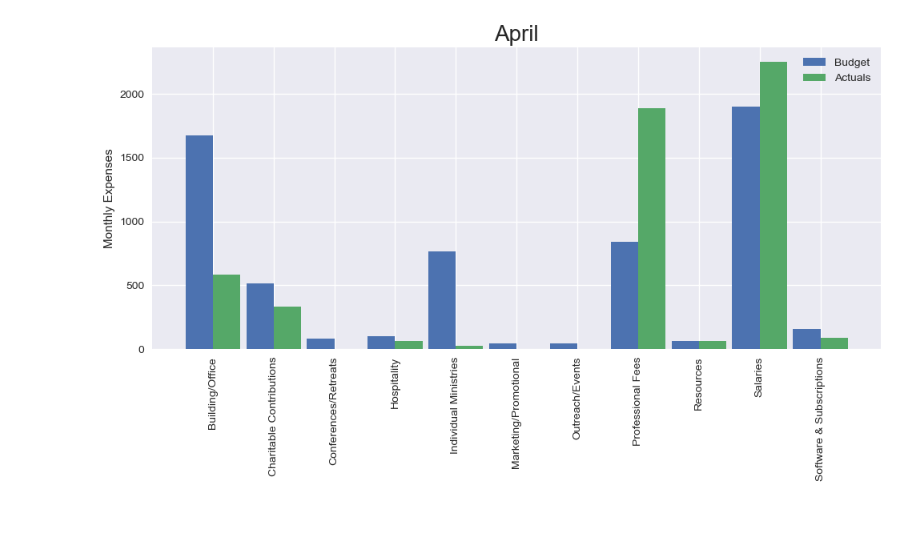
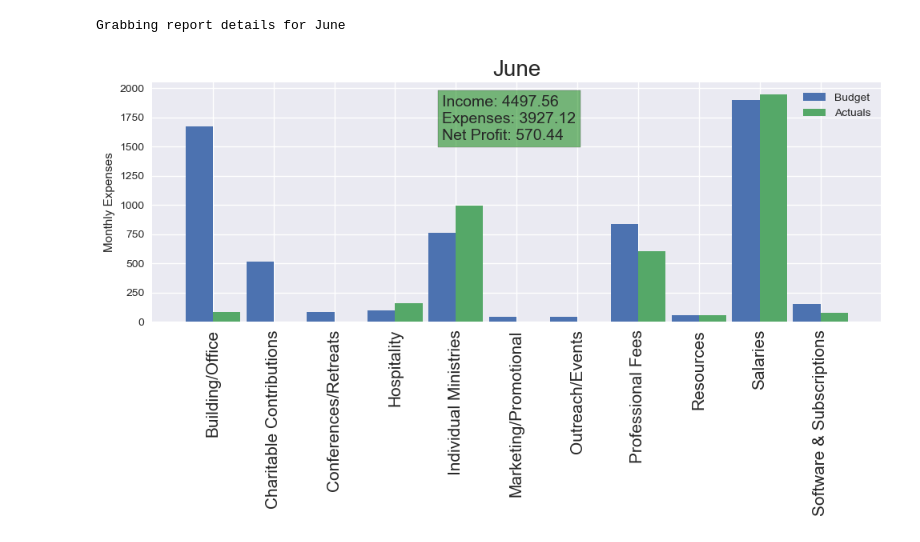
Before and after one commit to keaturner55/ChurchFinance, a Jupyter notebook: notebook/quickbooks.ipynb, the cells around one changed output. Drawn from its saved outputs; the diff is of its cells as text; code cells hidden in the pictures.

Commit message:
report updates

```diff
--- a/notebook/quickbooks.ipynb
+++ b/notebook/quickbooks.ipynb
@@ -43,6 +43,6 @@ client = QuickBooks(
 # %%
 # Date information
 year = 2023
-month = 4
+month = 6 # month number (i.e. 4 for April)
 days = calendar.monthrange(year,month)[1]
 month_name = calendar.month_name[month]
@@ -59,3 +49,13 @@ row_list = proc_rows(json_resp["Rows"]["Row"][0]['Rows']['Row'])
+# %%
+days = calendar.monthrange(year,month)[1]
+month_name = calendar.month_name[month]
+print(f"Grabbing report details for {month_name}")
+json_resp = client.get_report("ProfitAndLossDetail", {"start_date":f"{year}-{month}-01", "end_date":f"{year}-{month}-{days}"})
+cols = [i["ColTitle"] for i in json_resp['Columns']['Column']]
+report_info = json_resp['Header']
+row_list = proc_rows(json_resp["Rows"]["Row"][0]['Rows']['Row'])
+# %% [output]
+Grabbing report details for June
 # %%
 # data manipulation
 qbdf = pd.DataFrame(row_list)
@@ -82,23 +82,33 @@ for item in expenses['item'].unique():
         print(f"Warning: {item} not in any budget category")
 # %%
 item_totals = expenses.groupby('item').aggregate({"Amount":"sum"}).reset_index()
-all_totals = pd.merge(budgetdf,category_totals, left_on='QB_Item', right_on="item", how = 'left')
+all_totals = pd.merge(budgetdf,item_totals, left_on='QB_Item', right_on="item", how = 'left')
 subcategory_totals = all_totals.groupby("Subcategory").aggregate({"Budget":"sum","Amount":"sum"}).reset_index()
 # %%
 total_expense = expenses['Amount'].sum()
 total_income = income['Amount'].sum()
+net_profit = total_income - total_expense
 # %%
 fig, ax = plt.subplots(figsize = (10,6))
 ind = np.arange(len(subcategory_totals))
 width = 0.45
 budget = ax.bar(ind, subcategory_totals['Budget'], width, label = "Budget")
 actual = ax.bar(ind+width, subcategory_totals["Amount"], width, label="Actuals")
 ax.set_ylabel("Monthly Expenses")
 ax.set_title(month_name, fontsize=20)
+midx = ind.mean()
+midy = max([subcategory_totals['Budget'].max(), subcategory_totals["Amount"].max()])*0.8
+color = 'green'
+if net_profit>0:
+    color = 'green'
+else:
+    color = 'red'
+ax.text(midx-1, midy, 'Income: {:.2f}\nExpenses: {:.2f}\nNet Profit: {:.2f}'.format(total_income,total_expense, net_profit), fontsize=14, bbox=dict(facecolor=color, alpha=0.5))
 ax.legend()
 
-ax.set_xticks(ind+width/2, subcategory_totals['Subcategory'], rotation=90)
+ax.set_xticks(ind+width/2, subcategory_totals['Subcategory'], rotation=90, fontsize=15)
 plt.tight_layout()
+plt.savefig(f'{month_name}.png')
 # %% [output]
-[figure, old version]
+[figure, new version]
 # %%
```
Also changed, not shown: parts of 9 cells of this notebook, 1 other file.
